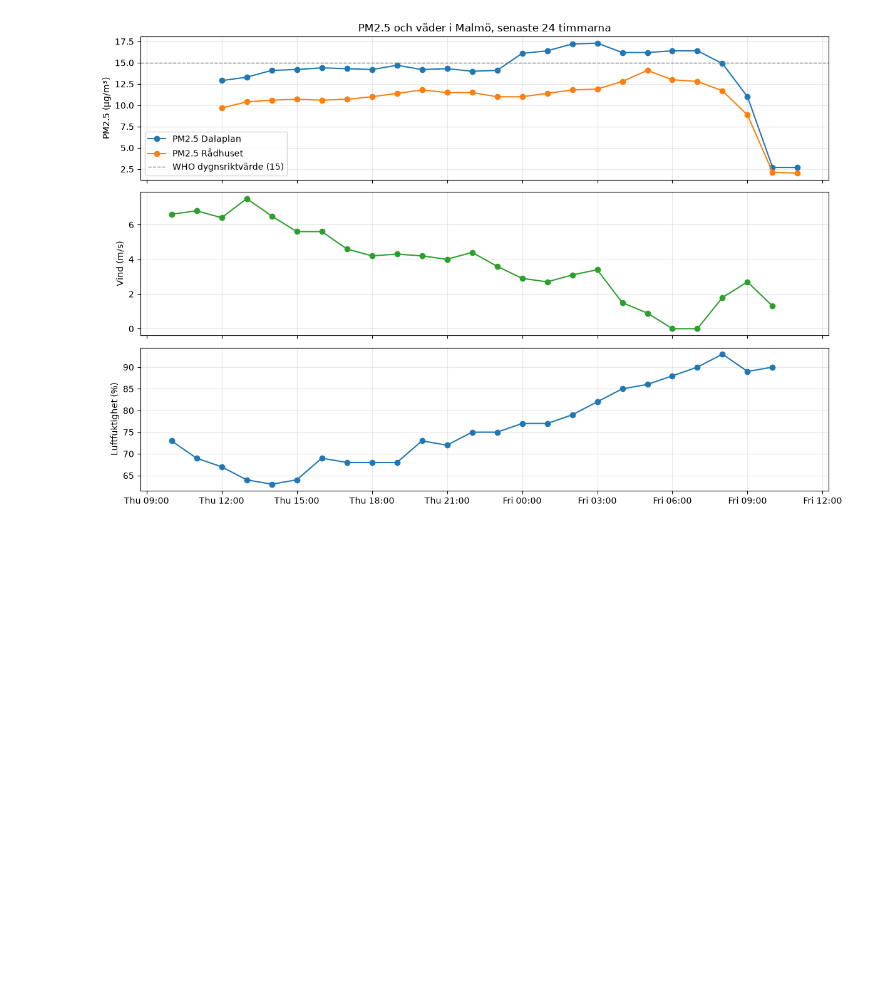
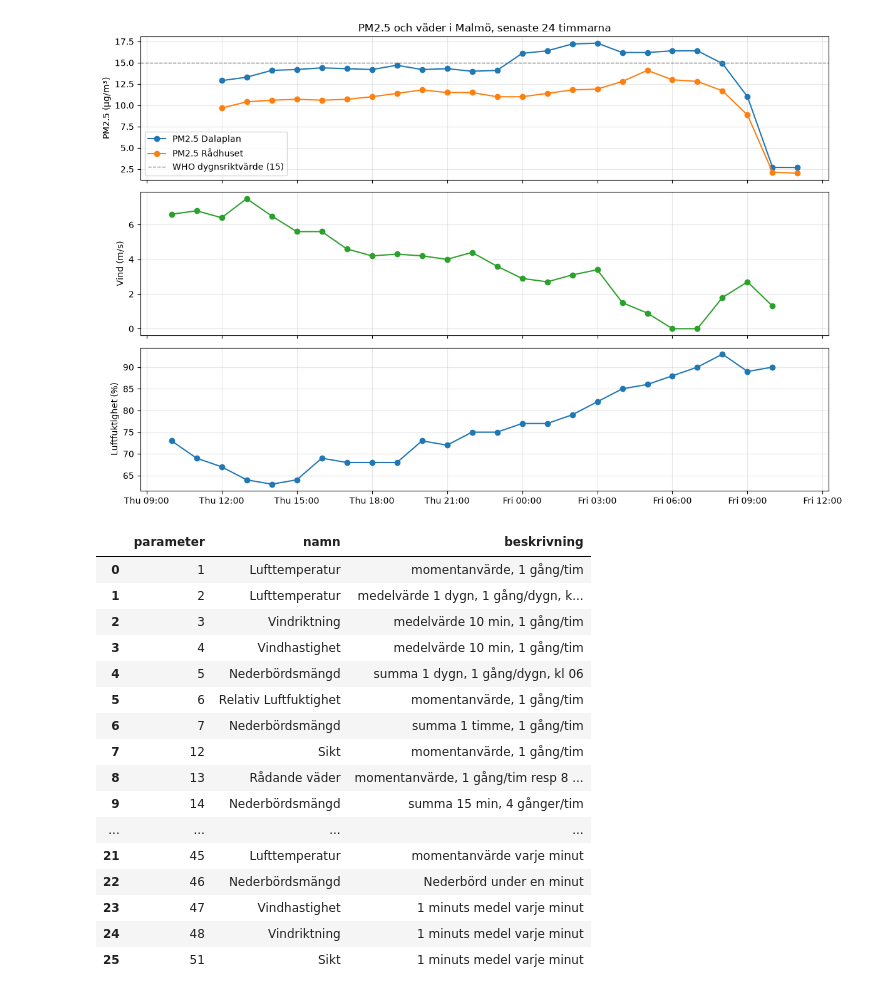
Before and after one commit to EliWei/sandbox_airquality, a Jupyter notebook: luftkvalitet_malmo.ipynb, the cells around one changed output. Saved outputs shown, nothing was run; the diff lists cells and outputs as text; code cells hidden in the pictures; blank space fills up the shorter version.

Commit message:
parametrar väder

```diff
--- a/luftkvalitet_malmo.ipynb
+++ b/luftkvalitet_malmo.ipynb
@@ -752,3 +752,45 @@ plt.tight_layout()
 plt.show()
 # %% [output]
 [figure]
+# %%
+import io
+import requests
+import pandas as pd
+
+VADER_API = "https://opendata-download-metobs.smhi.se/api/version/1.0"
+MALMO_A = 52350
+
+alla_parametrar = requests.get(f"{VADER_API}.json", timeout=60).json()["resource"]
+
+rader = []
+for p in alla_parametrar:
+    info = requests.get(f"{VADER_API}/parameter/{p['key']}.json", timeout=60).json()
+    stationer = {s["id"]: s for s in info.get("station", [])}
+    if MALMO_A in stationer and stationer[MALMO_A].get("active"):
+        rader.append({
+            "parameter": int(p["key"]),
+            "namn": p["title"],
+            "beskrivning": p["summary"],
+        })
+
+malmo_a_parametrar = pd.DataFrame(rader).sort_values("parameter").reset_index(drop=True)
+pd.set_option("display.max_colwidth", 80)
+malmo_a_parametrar
+# %% [output]
+|  | parameter | namn | beskrivning |
+| 0 | 1 | Lufttemperatur | momentanvärde, 1 gång/tim |
+| 1 | 2 | Lufttemperatur | medelvärde 1 dygn, 1 gång/dygn, k... |
+| 2 | 3 | Vindriktning | medelvärde 10 min, 1 gång/tim |
+| 3 | 4 | Vindhastighet | medelvärde 10 min, 1 gång/tim |
+| 4 | 5 | Nederbördsmängd | summa 1 dygn, 1 gång/dygn, kl 06 |
+| 5 | 6 | Relativ Luftfuktighet | momentanvärde, 1 gång/tim |
+| 6 | 7 | Nederbördsmängd | summa 1 timme, 1 gång/tim |
+| 7 | 12 | Sikt | momentanvärde, 1 gång/tim |
+| 8 | 13 | Rådande väder | momentanvärde, 1 gång/tim resp 8 ... |
+| 9 | 14 | Nederbördsmängd | summa 15 min, 4 gånger/tim |
+| ... | ... | ... | ... |
+| 21 | 45 | Lufttemperatur | momentanvärde varje minut |
+| 22 | 46 | Nederbördsmängd | Nederbörd under en minut |
+| 23 | 47 | Vindhastighet | 1 minuts medel varje minut |
+| 24 | 48 | Vindriktning | 1 minuts medel varje minut |
+| 25 | 51 | Sikt | 1 minuts medel varje minut |
```
